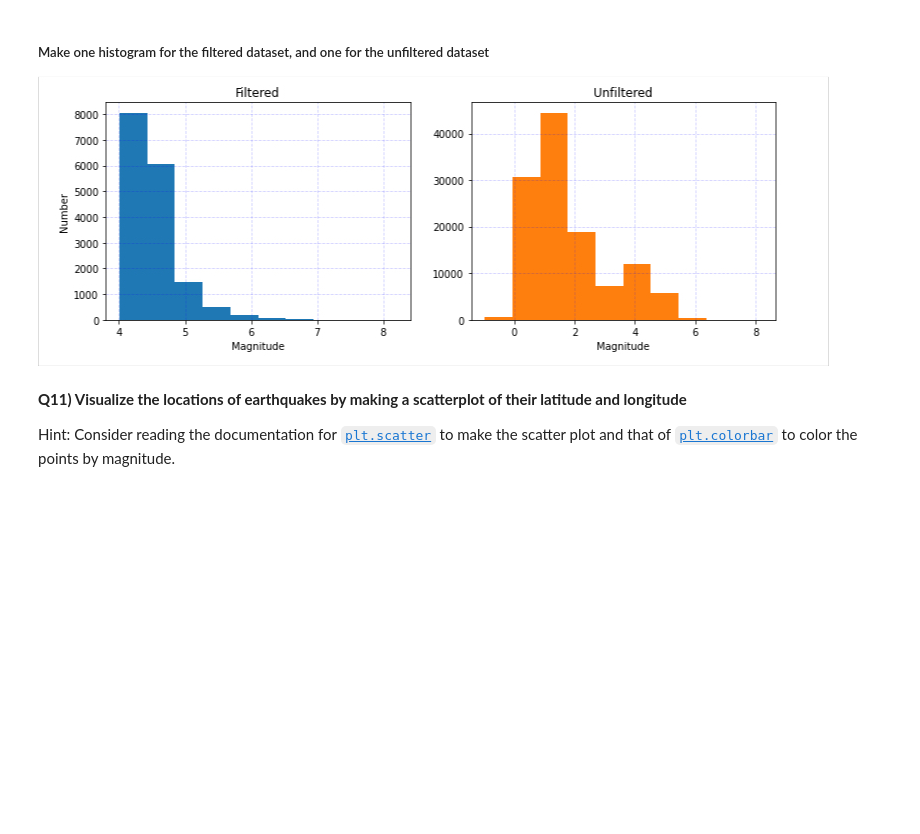
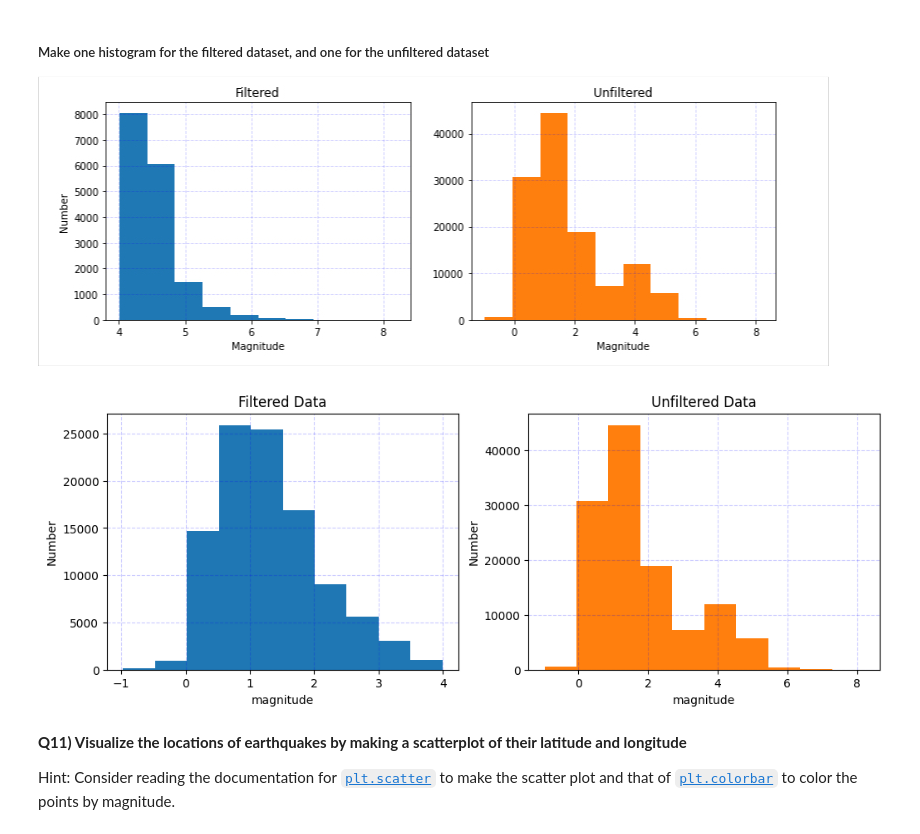
Before and after one commit to NathR-tiny/2025_Intro_Python, a Jupyter notebook: notebook/W3_S1.ipynb, the cells around one changed output. Saved outputs shown, nothing was run; the diff lists cells and outputs as text; code cells hidden in the pictures; blank space fills up the shorter version.

```diff
--- a/notebook/W3_S1.ipynb
+++ b/notebook/W3_S1.ipynb
@@ -259,19 +389,21 @@ __.______(___)
 # %%
 #@markdown Fill in the blank version. Double click to reveal
 # Make one histogram for the filtered dataset, and one for the unfiltered dataset
-fig,ax = plt.subplots(1,2,figsize=(12,4))
-______.__.____(___=____,color='#1f77b4')
-__.__________('______') # X axis label
-__._______('_____') # Y axis label
-__._____(alpha=0.2,c='b',ls='--')
-__.________(________) # Add title for the filtered figure on the left
+fig, ax = plt.subplots(1,2,figsize=(12,4))
+ax[0].hist(df_filt['mag'], color='#1f77b4')
+ax[0].set_xlabel('magnitude')
+ax[0].set_ylabel('Number')
+ax[0].grid(alpha=0.2,c='b',ls='--')
+ax[0].set_title('Filtered Data')
 
-______.__.____(___=____,color='#ff7f0e')
-__.__________('______') # X axis label
-__._______('_____') # Y axis label
-__._____(alpha=0.2,c='b',ls='--')
-__.________(________) # Add title for the unfiltered figure on the right
+ax[1].hist(df['mag'], color='#ff7f0e')
+ax[1].set_xlabel('magnitude')
+ax[1].set_ylabel('Number')
+ax[1].grid(alpha=0.2,c='b',ls='--')
+ax[1].set_title('Unfiltered Data')
 plt.show()
+# %% [output]
+[figure, added]
 # %% [markdown]
 **Q11) Visualize the locations of earthquakes by making a scatterplot of their latitude and longitude**
 
```
Also changed, not shown: parts of 14 cells of this notebook.
